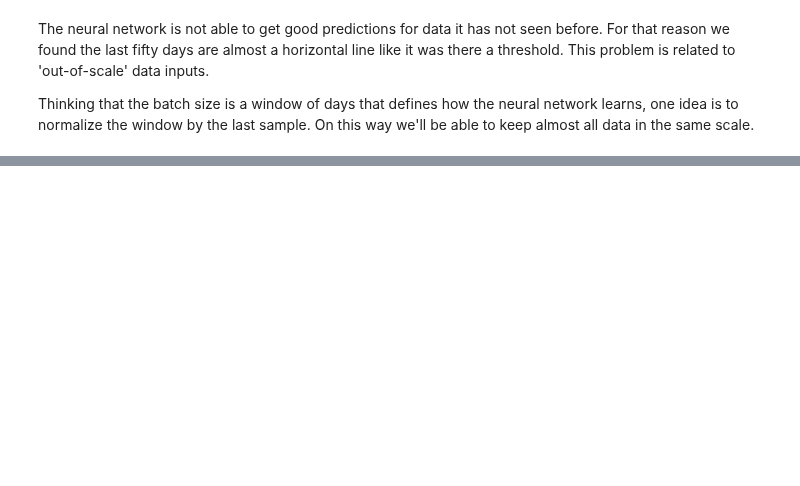
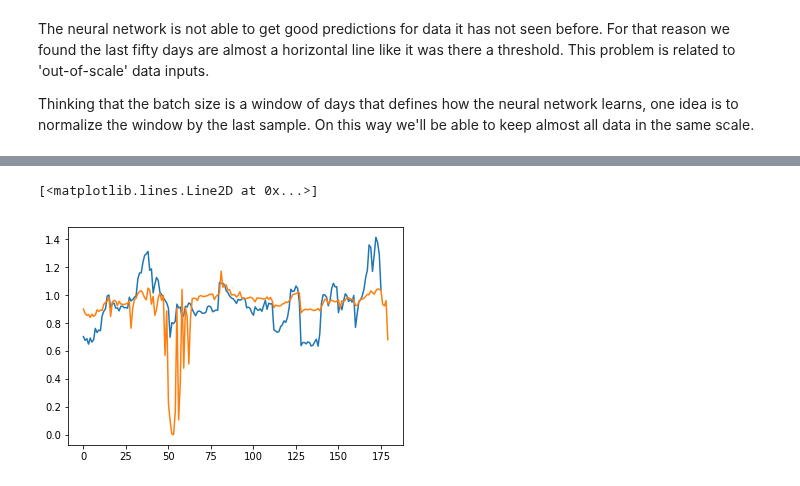
Before and after one commit to samuxiii/notebooks, a Jupyter notebook: stock/Ethereum Stock.ipynb, the cells around one changed output, grey strips where cells are left out. Cells and saved outputs as stored; diff of their text form; code cells hidden in the pictures; blank space fills up the shorter version.

```diff
--- a/stock/Ethereum Stock.ipynb
+++ b/stock/Ethereum Stock.ipynb
@@ -283,0 +323,10 @@ def window_normalization(data, window_size):
+# %%
+X_test_norm = window_normalization(X_test_prep, window_size)
+y_test_norm = window_normalization(y_test_prep, window_size)
+
+pred = model.predict(X_test_norm)
+plt.plot(y_test_norm)
+plt.plot(pred)
+# %% [output]
+[<matplotlib.lines.Line2D at 0x...>]
+[figure, added]
```
Also changed, not shown: parts of 6 cells of this notebook.
